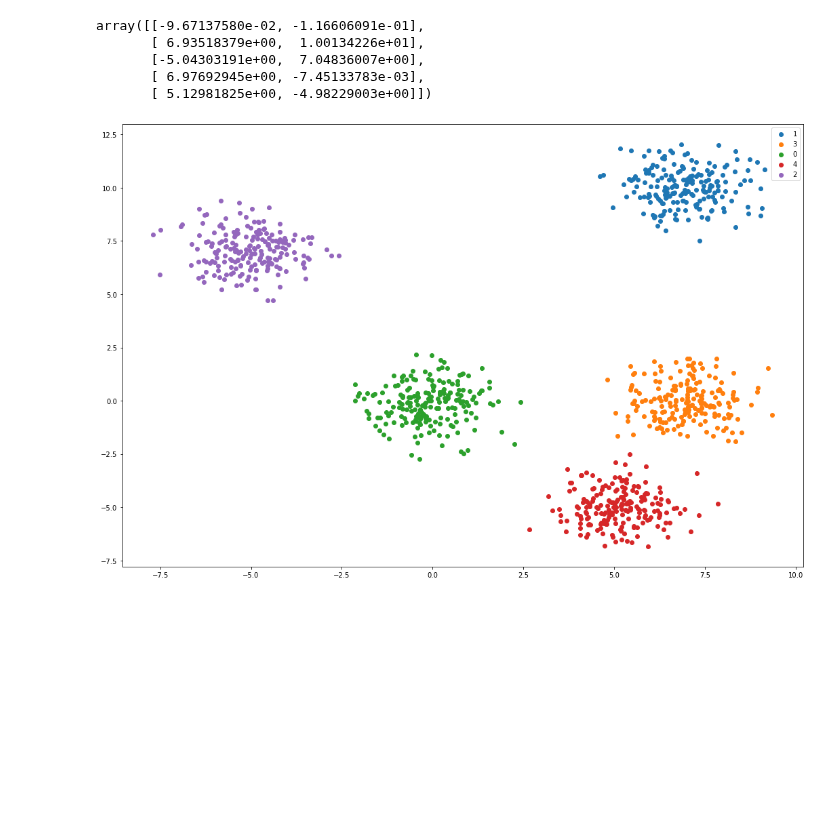
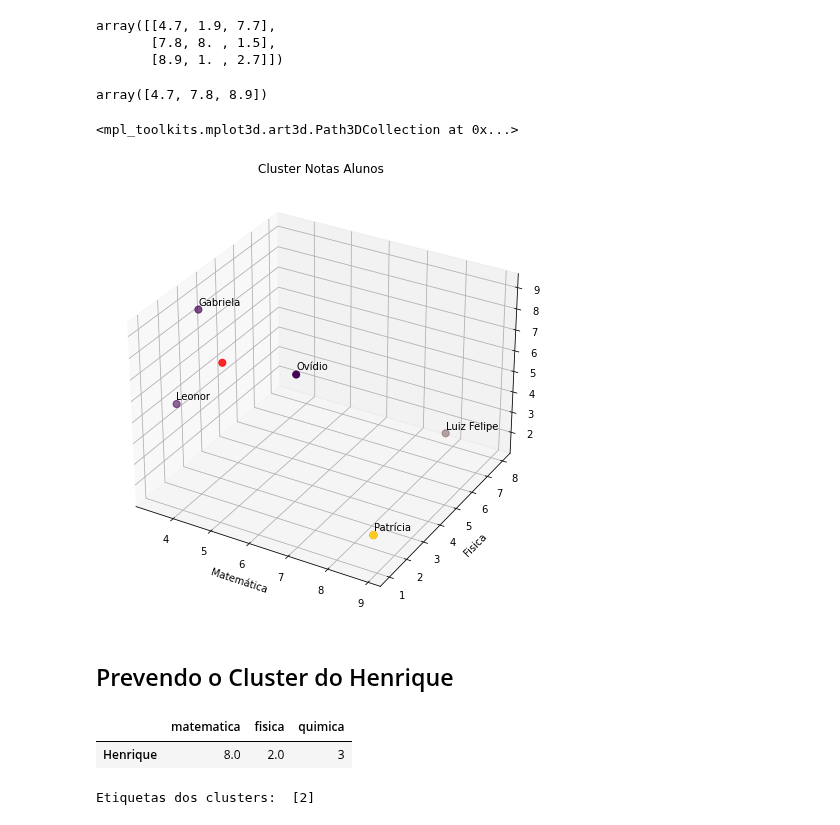
Before and after one commit to EduPekUfpr/PPGOLD7037, a Jupyter notebook: 07-DS_PPGOLD_Cluster/DS_PPGOLD_Aula07_2_Kmeans.ipynb, the cells around one changed output. Cells and saved outputs as stored; diff of their text form; code cells hidden in the pictures; blank space fills up the shorter version.

Commit message:
feat: clusters

```diff
--- a/07-DS_PPGOLD_Cluster/DS_PPGOLD_Aula07_2_Kmeans.ipynb
+++ b/07-DS_PPGOLD_Cluster/DS_PPGOLD_Aula07_2_Kmeans.ipynb
@@ -42,6 +52,6 @@ Nós Usaremos 3 parâmetros para o KMeans:
 * n_init: 30 quantas reinicializações com diferentes centróides
 # %%
-k_means = KMeans(init = "k-means++", n_clusters = 5, n_init = 5)
+k_means = KMeans(init = "k-means++", n_clusters = 3, n_init = 30)
 # %%
-k_means.fit(X)
+k_means.fit(df_notas)
 # %% [output]
@@ -70,9 +69,7 @@ array([1, 1, 3, 0, 3, 4, 1, 0, 2, 4, 4, 0, 3, 1, 3, 1, 0, 2, 3, 2, 3, 2,
 # %%
-k_means_cluster_centers = k_means.cluster_centers_
-k_means_cluster_centers
+k_means_centroids = k_means.cluster_centers_
+k_means_centroids
 # %% [output]
-array([[-9.67137580e-02, -1.16606091e-01],
-       [ 6.93518379e+00,  1.00134226e+01],
-       [-5.04303191e+00,  7.04836007e+00],
-       [ 6.97692945e+00, -7.45133783e-03],
-       [ 5.12981825e+00, -4.98229003e+00]])
+array([[4.7, 1.9, 7.7],
+       [7.8, 8. , 1.5],
+       [8.9, 1. , 2.7]])
@@ -82,8 +76,40 @@ UniqueLabels = df[0].unique()
-# %%
-plt.figure(figsize=(18, 12))
-for i in UniqueLabels:
-    plt.scatter(X[k_means_labels == i , 0] , X[k_means_labels == i , 1] , label = i)
-plt.legend()
-plt.show()
-# %% [output]
-[figure, removed]
+# %%
+k_means_centroids[:,0]
+# %% [output]
+array([4.7, 7.8, 8.9])
+# %%
+# Gerar gráfico 3D
+fig = plt.figure(figsize=(10,8))
+ax = fig.add_subplot(111, projection='3d')
+ax.scatter(df_notas.iloc[:, 0], df_notas.iloc[:, 1], df_notas.iloc[:, 2], c=k_means_labels, s=50)
+ax.set_title('Cluster Notas Alunos')
+ax.set_xlabel('Matemática')
+ax.set_ylabel('Fisica')
+ax.set_zlabel('Quimica')
+
+# Adicionar o nome dos alunos como texto ao lado de cada ponto
+for i in range(len(k_means_labels)):
+    row = df_notas.iloc[i]
+    ax.text(row['matematica'], row['fisica'], row['quimica']+0.2, row.name)
+
+
+ax.scatter(k_means_centroids[:,0], k_means_centroids[:,1], k_means_centroids[:,2],color='red', s=50)
+# %% [output]
+<mpl_toolkits.mplot3d.art3d.Path3DCollection at 0x...>
+[figure, added]
+# %% [markdown]
+## Prevendo o Cluster do Henrique
+# %%
+df_notas_henrique = pd.DataFrame({'matematica':[8.0],'fisica':[2.0],'quimica':[3]},index=['Henrique'])
+df_notas_henrique.head()
+# %% [output]
+|  | matematica | fisica | quimica |
+| Henrique | 8.0 | 2.0 | 3 |
+# %%
+# Prever os clusters de um conjunto de dados inteiro
+predicted_clusters = k_means.predict(df_notas_henrique)
+
+# Imprimir as etiquetas dos clusters para cada ponto de dados
+print("Etiquetas dos clusters: ", predicted_clusters)
+# %% [output]
+Etiquetas dos clusters:  [2]
```
Also changed, not shown: parts of 40 cells of this notebook, 2 other files.
